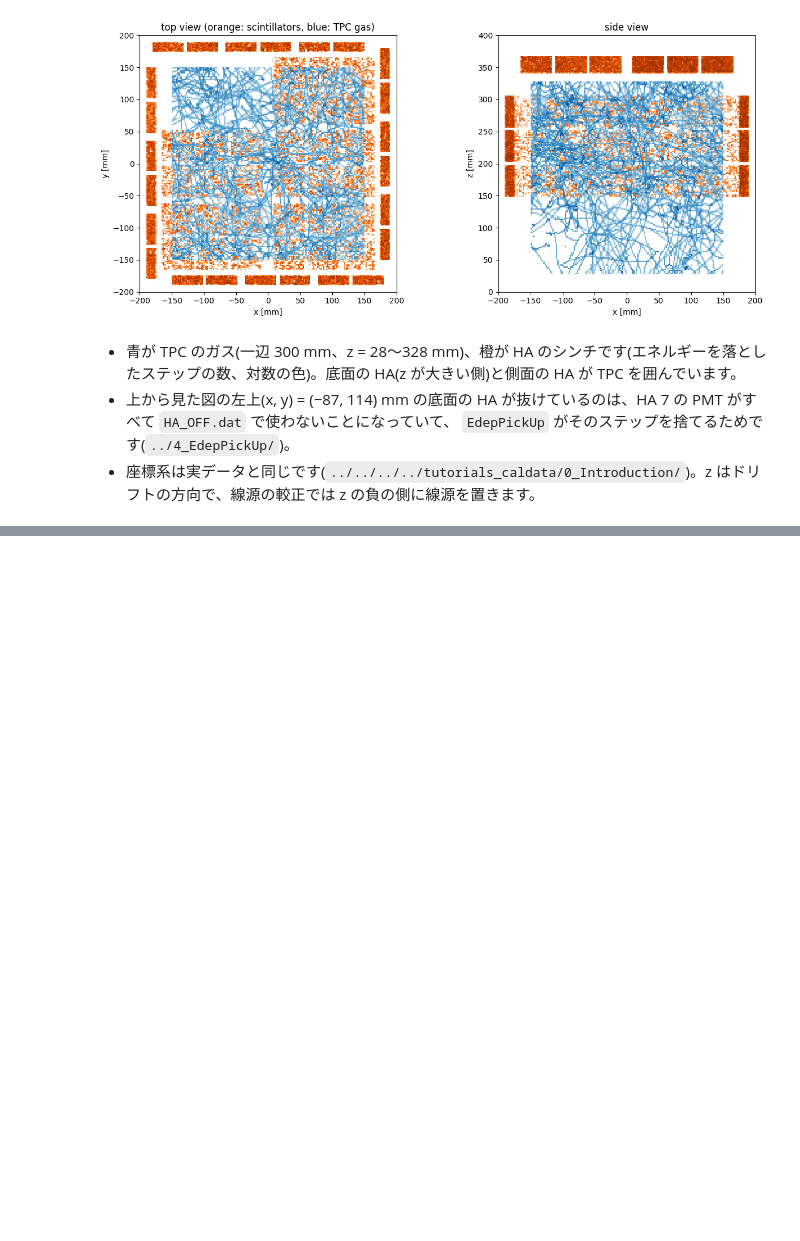
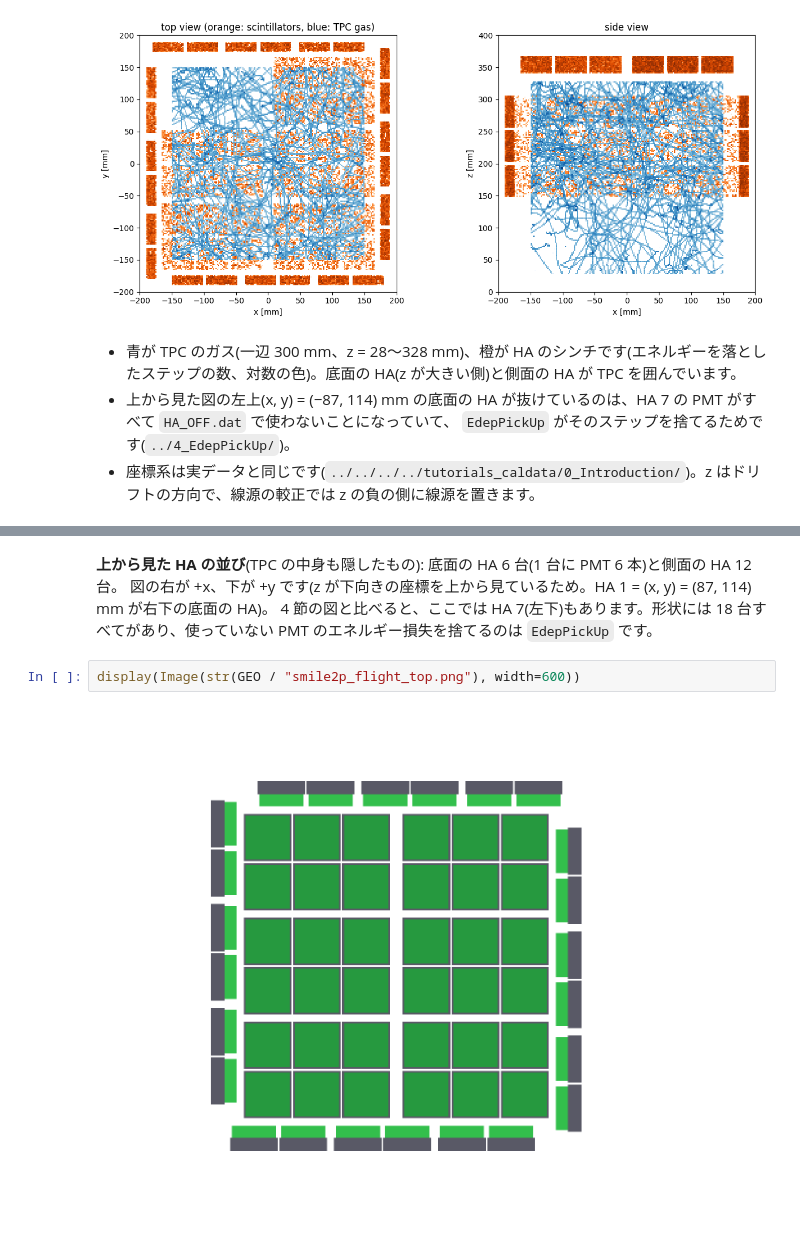
Before and after one commit to SMILE-tool-box/EricaNext_try, a Jupyter notebook: tutorials_simulation/1_DataIO/modules/1_SMILE2pGeometry/SMILE2pGeometry.ipynb, the cells around one changed output, grey strips where cells are left out. Cells and saved outputs as stored; diff of their text form; blank space fills up the shorter version.

```diff
--- a/tutorials_simulation/1_DataIO/modules/1_SMILE2pGeometry/SMILE2pGeometry.ipynb
+++ b/tutorials_simulation/1_DataIO/modules/1_SMILE2pGeometry/SMILE2pGeometry.ipynb
@@ -96,0 +149,8 @@ TPC のガス: x -150〜150, y -150〜150, z 28〜328 mm
+# %% [markdown]
+**上から見た HA の並び**(TPC の中身も隠したもの): 底面の HA 6 台(1 台に PMT 6 本)と側面の HA 12 台。
+図の右が +x、下が +y です(z が下向きの座標を上から見ているため。HA 1 = (x, y) = (87, 114) mm が右下の底面の HA)。
+4 節の図と比べると、ここでは HA 7(左下)もあります。形状には 18 台すべてがあり、使っていない PMT のエネルギー損失を捨てるのは `EdepPickUp` です。
+# %%
+display(Image(str(GEO / "smile2p_flight_top.png"), width=600))
+# %% [output]
+[figure, added]
```
Also changed, not shown: parts of 6 cells of this notebook, 37 other files.
